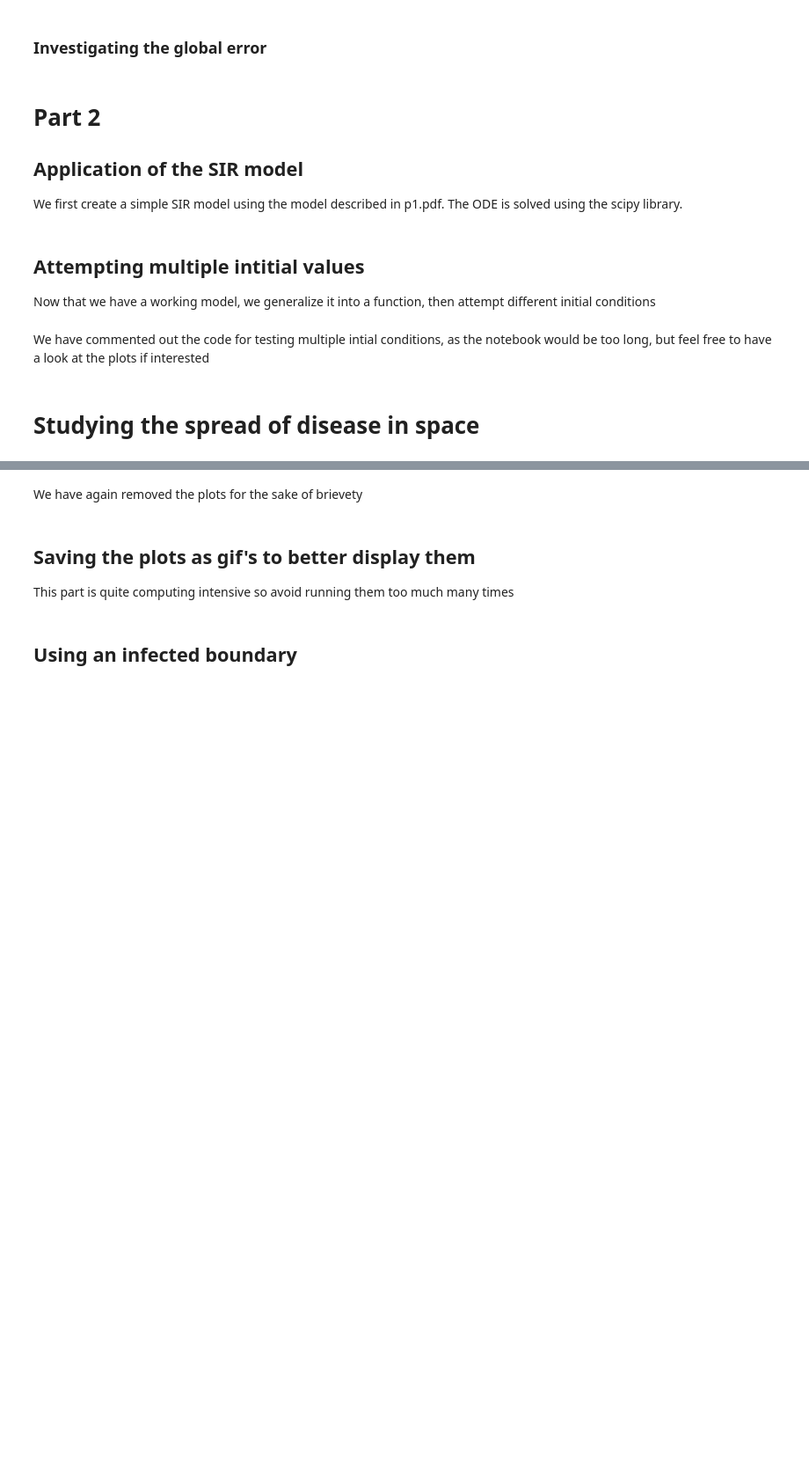
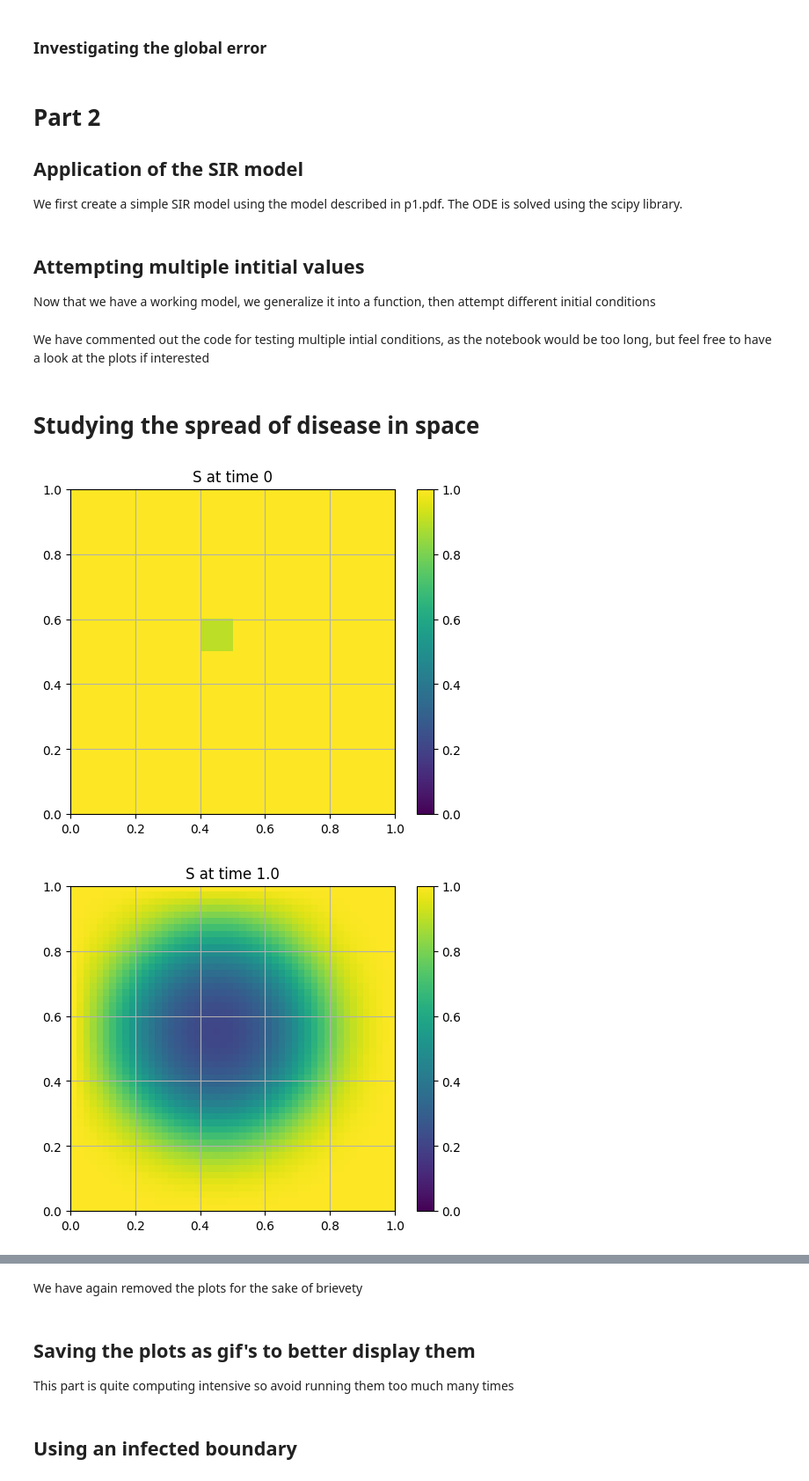
Before and after one commit to 1rideee/Numdiff, a Jupyter notebook: Project1.ipynb, the cells around one changed output, grey strips where cells are left out. Shown at 88% size. Drawn from its saved outputs; the diff is of its cells as text; code cells hidden in the pictures; blank space fills up the shorter version.

Commit message:
add extent on inmshows and change init condition

```diff
--- a/Project1.ipynb
+++ b/Project1.ipynb
@@ -50,7 +50,7 @@ def modified_Crank_Nic(M, N, b, a, mu):
     for i in range(1, N):
         B[0] = (r/2)*u(0, i*k, c, b) + ((r/2)+ (a*r*k/2))*u(0, (i-1)*k, c, b)
         B[-1] = (r/2)*u(1, i*k, c, b) + ((r/2)+ (a*r*k/2))*u(1, (i-1)*k, c, b)
-        Ui[i] = np.linalg.solve(np.linalg.inv(A), (np.dot(F, Ui[i-1]) + B))
+        Ui[i] = np.linalg.solve(A, (np.dot(F, Ui[i-1]) + B))
         U[i, 0] = u(0, i*k, c, b)
         U[i, -1] = u(1, i*k, c, b)
         U[i, 1:-1] = Ui[i]
@@ -248,8 +252,8 @@ We have commented out the code for testing multiple intial conditions, as the no
 # %%
 mu_s = 0.01
 mu_i = 0.01
-Beta0 = 3
-Gamma0 = 1
+Beta0 = 10
+Gamma0 = 3
 
 
 
@@ -286,9 +290,8 @@ I[:,0,:] = 0
 I[:,-1,:] = 0
 
 # Adding a small number of infected people to the system
-I[10:25,10:25,0] = 0.1
+I[20:25,20:25,0] = 0.1
 S = S - I
-
 
 
 
@@ -300,3 +303,18 @@ for n in range(1,N):
             I[i,j,n] = scheme_I(S, I, i,j,n)#I[i,j,n-1]*(k*Beta0*S[i,j,n-1] - k*Gamma0 + 1 - 4*k*mu_i/h**2) + (k*mu_i/h**2)*(I[i-1,j,n-1] + I[i+1,j,n-1] + I[i,j-1,n-1] + I[i,j+1,n-1])
 
 R = 1 - S - I
+# %%
+plt.imshow(S[:,:,0], vmin=0, vmax=1, extent=[0, 1, 0, 1])
+plt.title(f'S at time {0}')
+plt.colorbar()
+plt.grid()
+plt.show()
+
+plt.imshow(S[:,:,-1], vmin=0, vmax=1, extent=[0, 1, 0, 1])
+plt.title(f'S at time {N/N}')
+plt.colorbar()
+plt.grid()
+plt.show()
+# %% [output]
+[figure, added]
+[figure, added]
```
Also changed, not shown: parts of 14 cells of this notebook.
